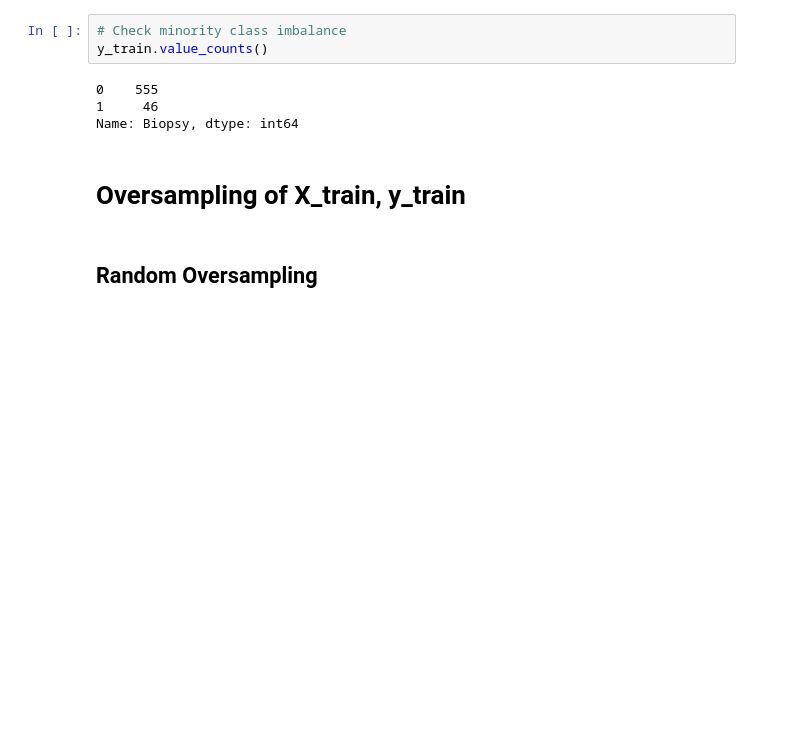
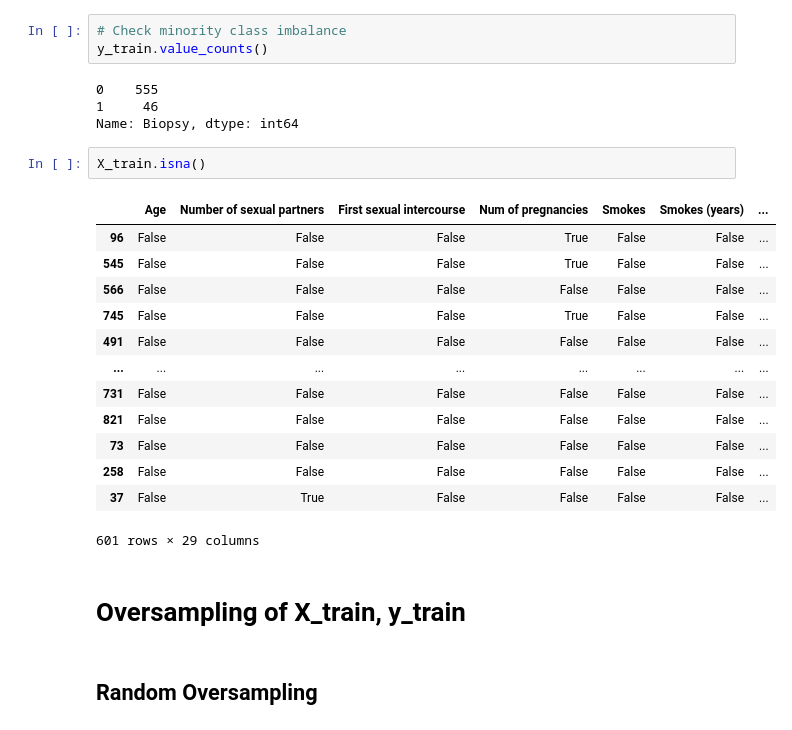
Before and after one commit to claralotta/Data-driven-healthcare, a Jupyter notebook: CervialCancerRisks_visualizeEBM.ipynb, the cells around one changed output. Cells and saved outputs as stored; diff of their text form; blank space fills up the shorter version.

```diff
--- a/CervialCancerRisks_visualizeEBM.ipynb
+++ b/CervialCancerRisks_visualizeEBM.ipynb
@@ -346,6 +278,22 @@ y_train.value_counts()
 0    555
 1     46
 Name: Biopsy, dtype: int64
+# %%
+X_train.isna()
+# %% [output]
+|  | Age | Number of sexual partners | First sexual intercourse | Num of pregnancies | Smokes | Smokes (years) | ... |
+| 96 | False | False | False | True | False | False | ... |
+| 545 | False | False | False | True | False | False | ... |
+| 566 | False | False | False | False | False | False | ... |
+| 745 | False | False | False | True | False | False | ... |
+| 491 | False | False | False | False | False | False | ... |
+| ... | ... | ... | ... | ... | ... | ... | ... |
+| 731 | False | False | False | False | False | False | ... |
+| 821 | False | False | False | False | False | False | ... |
+| 73 | False | False | False | False | False | False | ... |
+| 258 | False | False | False | False | False | False | ... |
+| 37 | False | True | False | False | False | False | ... |
+601 rows × 29 columns
 # %% [markdown]
 # Oversampling of X_train, y_train
 # %% [markdown]
```
Also changed, not shown: parts of 20 cells of this notebook, 1 other file.
